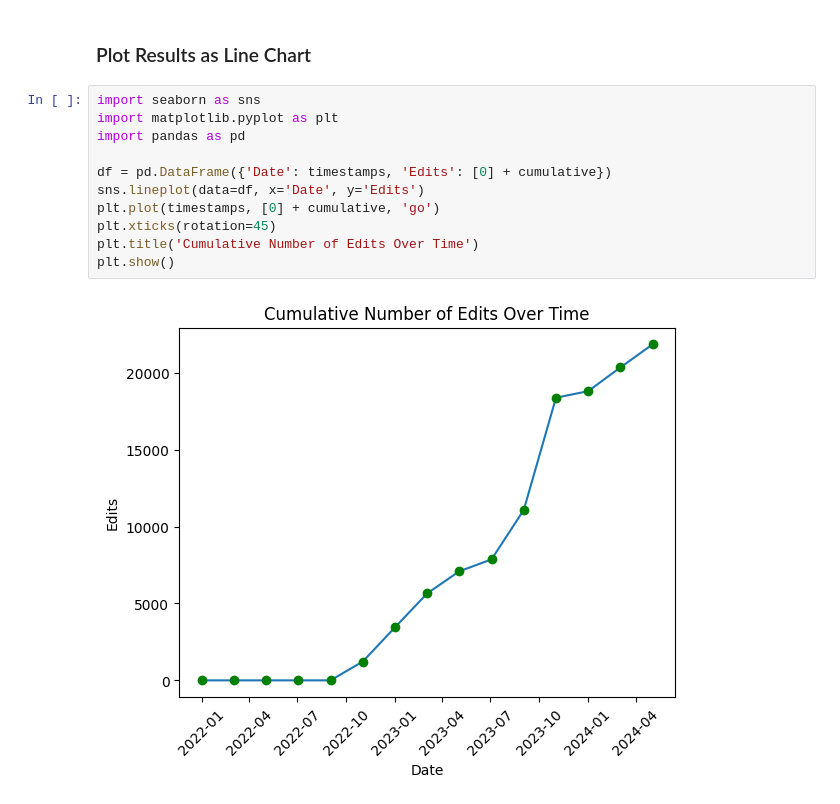
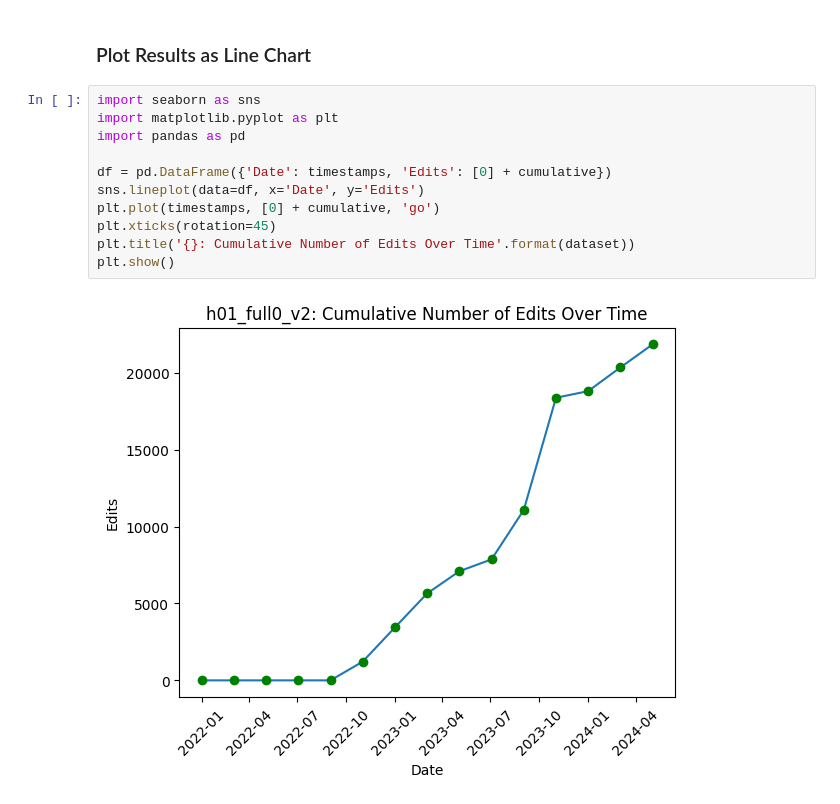
Before and after one commit to VCG/cave-scripts, a Jupyter notebook: notebooks/count_edits.ipynb, the cells around one changed output. Cells and saved outputs as stored; diff of their text form.

Commit message:
add name to plot

```diff
--- a/notebooks/count_edits.ipynb
+++ b/notebooks/count_edits.ipynb
@@ -57,13 +57,13 @@ Cumulative edits: [0, 0, 0, 0, 1221, 3445, 5652, 7097, 7869, 11084, 18379, 18808
 # %%
 import seaborn as sns
 import matplotlib.pyplot as plt
 import pandas as pd
 
 df = pd.DataFrame({'Date': timestamps, 'Edits': [0] + cumulative})
 sns.lineplot(data=df, x='Date', y='Edits')
 plt.plot(timestamps, [0] + cumulative, 'go')
 plt.xticks(rotation=45)
-plt.title('Cumulative Number of Edits Over Time')
+plt.title('{}: Cumulative Number of Edits Over Time'.format(dataset))
 plt.show()
 # %% [output]
-[figure, old version]
+[figure, new version]
```
